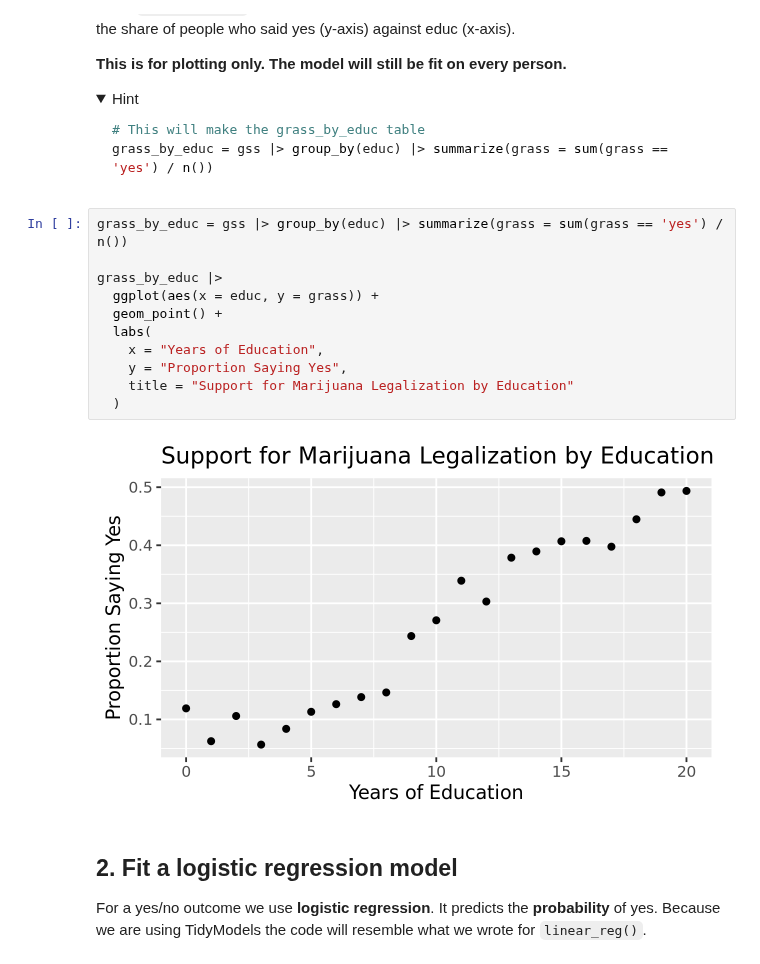
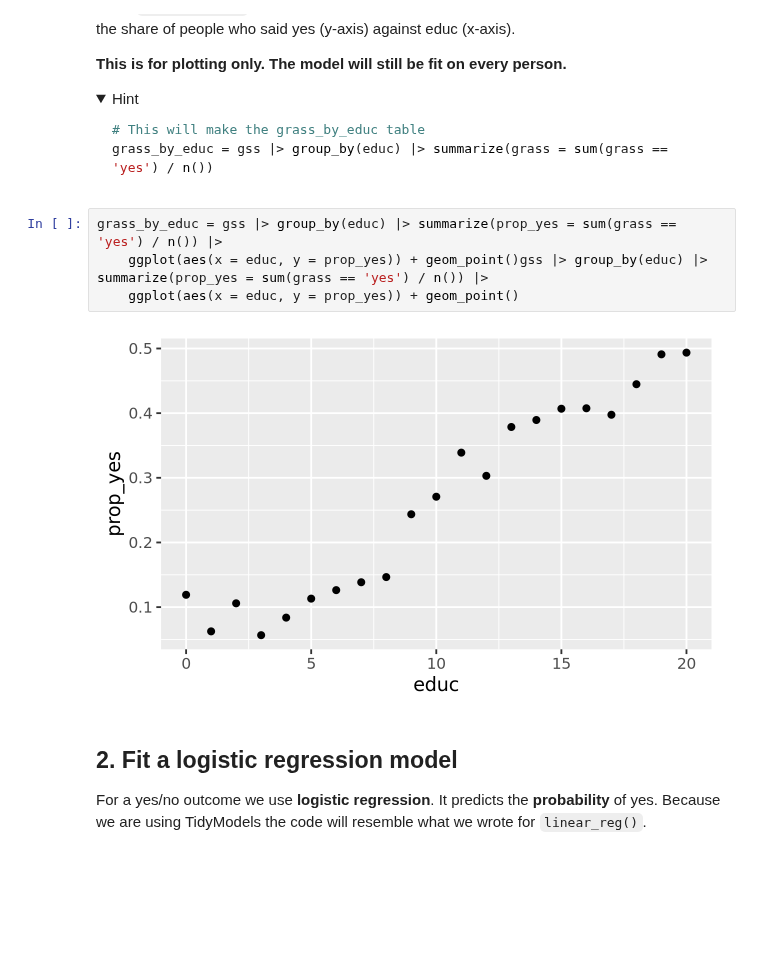
Before and after one commit to alynkim/codespace, a Jupyter notebook: exercises/10-marginal-effect-exercise.ipynb, the cells around one changed output. Drawn from its saved outputs; the diff is of its cells as text; folded sections open; blank space fills up the shorter version.

```diff
--- a/exercises/10-marginal-effect-exercise.ipynb
+++ b/exercises/10-marginal-effect-exercise.ipynb
@@ -49,18 +69,11 @@ grass_by_educ = gss |> group_by(educ) |> summarize(grass = sum(grass == 'yes') /
 
 </details>
 # %%
-grass_by_educ = gss |> group_by(educ) |> summarize(grass = sum(grass == 'yes') / n())
-
-grass_by_educ |>
-  ggplot(aes(x = educ, y = grass)) +
-  geom_point() +
-  labs(
-    x = "Years of Education",
-    y = "Proportion Saying Yes",
-    title = "Support for Marijuana Legalization by Education"
-  )
+grass_by_educ = gss |> group_by(educ) |> summarize(prop_yes = sum(grass == 'yes') / n()) |>
+    ggplot(aes(x = educ, y = prop_yes)) + geom_point()gss |> group_by(educ) |> summarize(prop_yes = sum(grass == 'yes') / n()) |>
+    ggplot(aes(x = educ, y = prop_yes)) + geom_point()
 # %% [output]
-[figure, old version]
+[figure, new version]
 # %% [markdown]
 ## 2. Fit a logistic regression model
 
```
Also changed, not shown: parts of 6 cells of this notebook.
